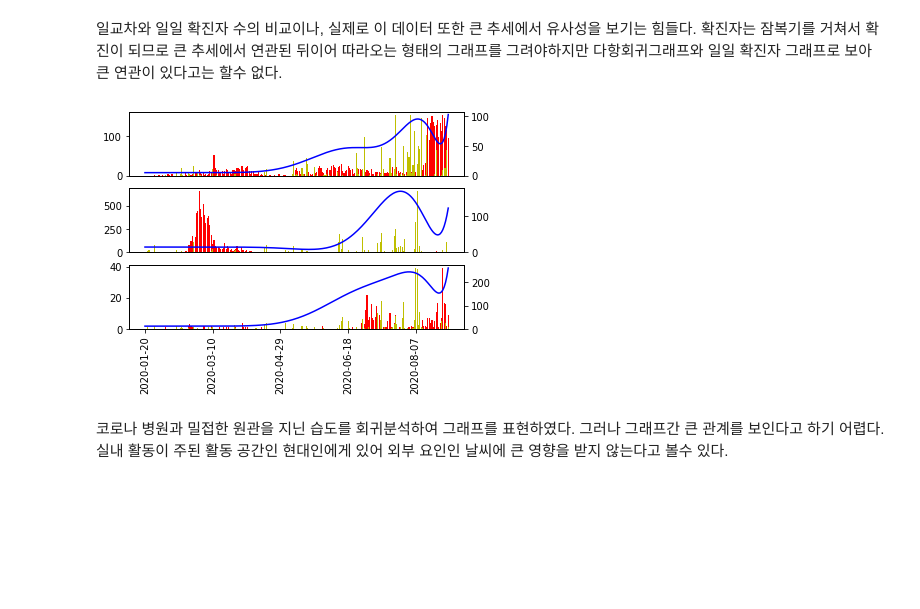
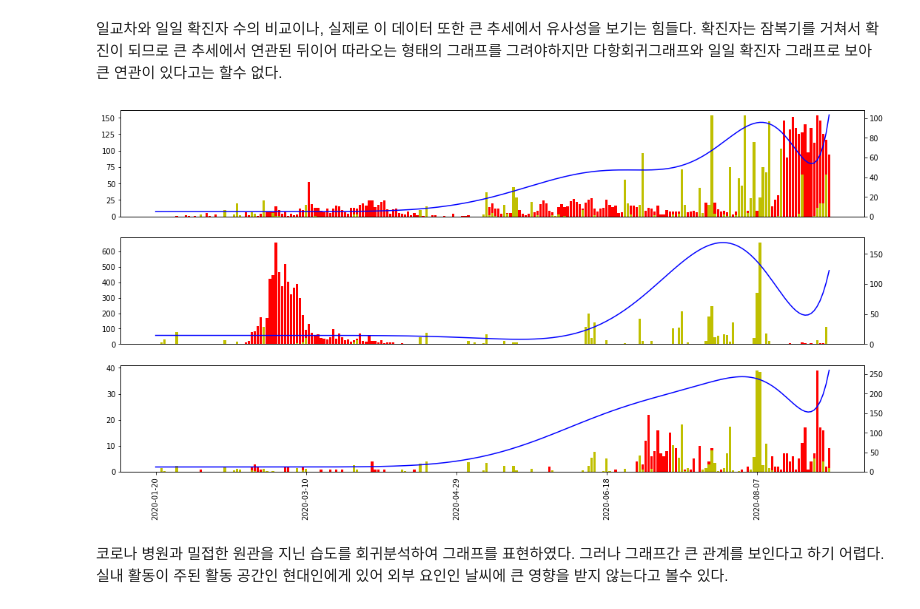
Before and after one commit to fishoe/covid_insight, a Jupyter notebook: insight.ipynb, the cells around one changed output. Saved outputs shown, nothing was run; the diff lists cells and outputs as text; code cells hidden in the pictures; blank space fills up the shorter version.

```diff
--- a/insight.ipynb
+++ b/insight.ipynb
@@ -77,7 +77,7 @@ for i in gens:#성별 확진자 테이블 분류
     gens_cfm[i]=t.merge(cfm_diff,left_index=True,right_index=True)
 # %%
 
-fig = plt.figure()
+fig = plt.figure(figsize=(18,9))
 
 subplts = [fig.add_subplot(3,1,i+1) for i in range(3)]
 sample_prs = ['Seoul','Daegu','Gwangju']
@@ -105,7 +105,7 @@ fig.show()
 # %%
 from sklearn import preprocessing as pp
 from sklearn.linear_model import LinearRegression
-fig = plt.figure()
+fig = plt.figure(figsize=(18,9))
 
 subplts = [fig.add_subplot(3,1,i+1) for i in range(3)]
 sample_prs = ['Seoul','Daegu','Gwangju']
@@ -143,7 +143,7 @@ fig.show()
 일교차와 일일 확진자 수의 비교이나, 실제로 이 데이터 또한 큰 추세에서 유사성을 보기는 힘들다.
 확진자는 잠복기를 거쳐서 확진이 되므로 큰 추세에서 연관된 뒤이어 따라오는 형태의 그래프를 그려야하지만 다항회귀그래프와 일일 확진자 그래프로 보아 큰 연관이 있다고는 할수 없다.
 # %%
-fig = plt.figure()
+fig = plt.figure(figsize=(18,9))
 
 subplts = [fig.add_subplot(3,1,i+1) for i in range(3)]
 sample_prs = ['Seoul','Daegu','Gwangju']
@@ -151,34 +151,34 @@ sample_prs = ['Seoul','Daegu','Gwangju']
 for idx, i in enumerate(sample_prs):
 
     pr = LinearRegression()
     poly = pp.PolynomialFeatures(15)
 
     X = np.arange(len(prs_wx[i]['avg_humi']))[:,np.newaxis]
     y = prs_wx[i]['avg_humi'].values
 
     qx = poly.fit_transform(X)
 
     pr.fit(qx,y)
     X_fit = np.arange(len(prs_wx[i]['avg_humi']))[:,np.newaxis]
     y_qd_fit = pr.predict(qx)
 
     if idx != 2 :
         subplts[idx].get_xaxis().set_visible(False)
     ax2 = subplts[idx].twinx()
     ax3 = subplts[idx].twinx()
     ax3.get_yaxis().set_visible(False)
     subplts[idx].bar(range(prs_cfm[i].shape[0]),prs_cfm[i]['diff_cfm'],color='r')
     ax2.bar(range(prs_cfm[i].shape[0]),prs_wx[i]['day_rain'],color='y')
     ax3.plot(X_fit,y_qd_fit,color='b')
     # ax3.plot(prs_wx[i]['avg_humi'],color='b')
 
     dates = prs_cfm[i]['date']
     ndtrng = range(0,len(prs_cfm[i]['date']),50)
     subplts[idx].set_xticks(ndtrng)
     subplts[idx].set_xticklabels(prs_cfm[i]['date'][::50],rotation='vertical')
 fig.show()
 # %% [output]
-[figure, old version]
+[figure, new version]
 # %% [markdown]
 코로나 병원과 밀접한 원관을 지닌 습도를 회귀분석하여 그래프를 표현하였다.
 그러나 그래프간 큰 관계를 보인다고 하기 어렵다.
```
Also changed, not shown: parts of 7 cells of this notebook, 2 other files.
